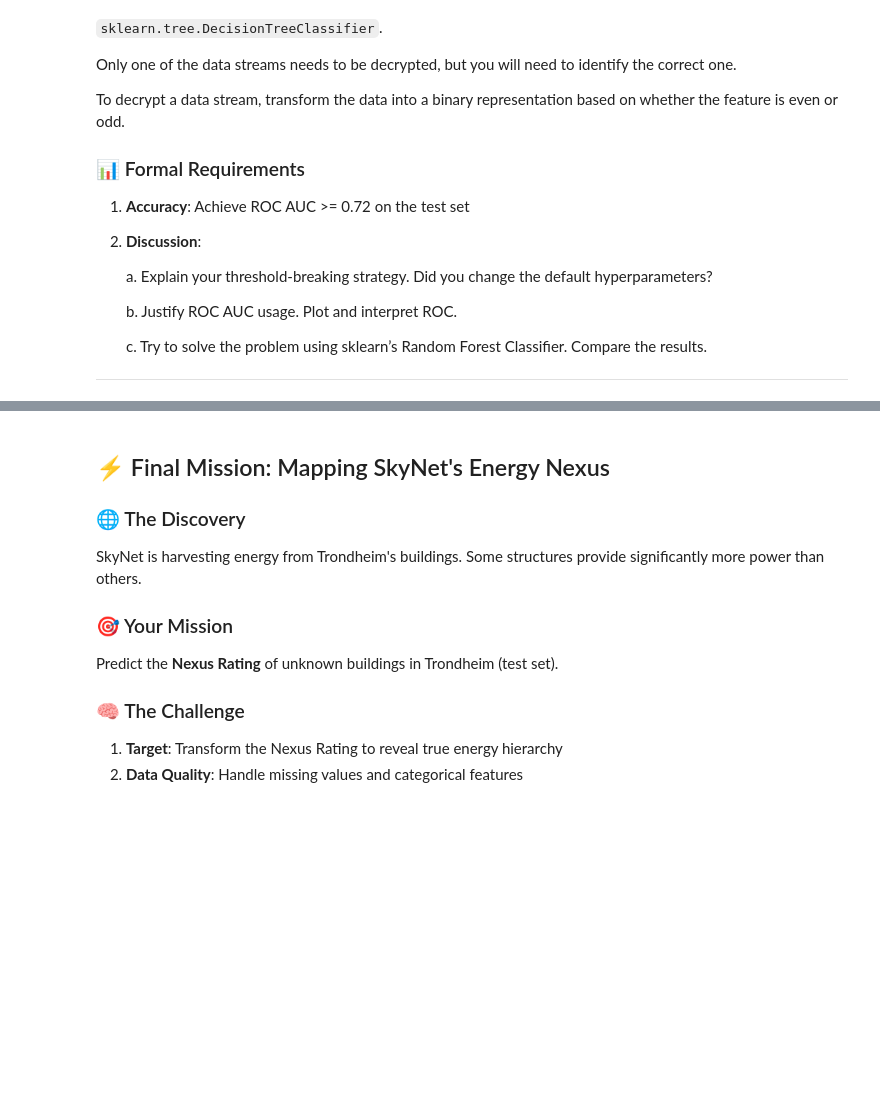
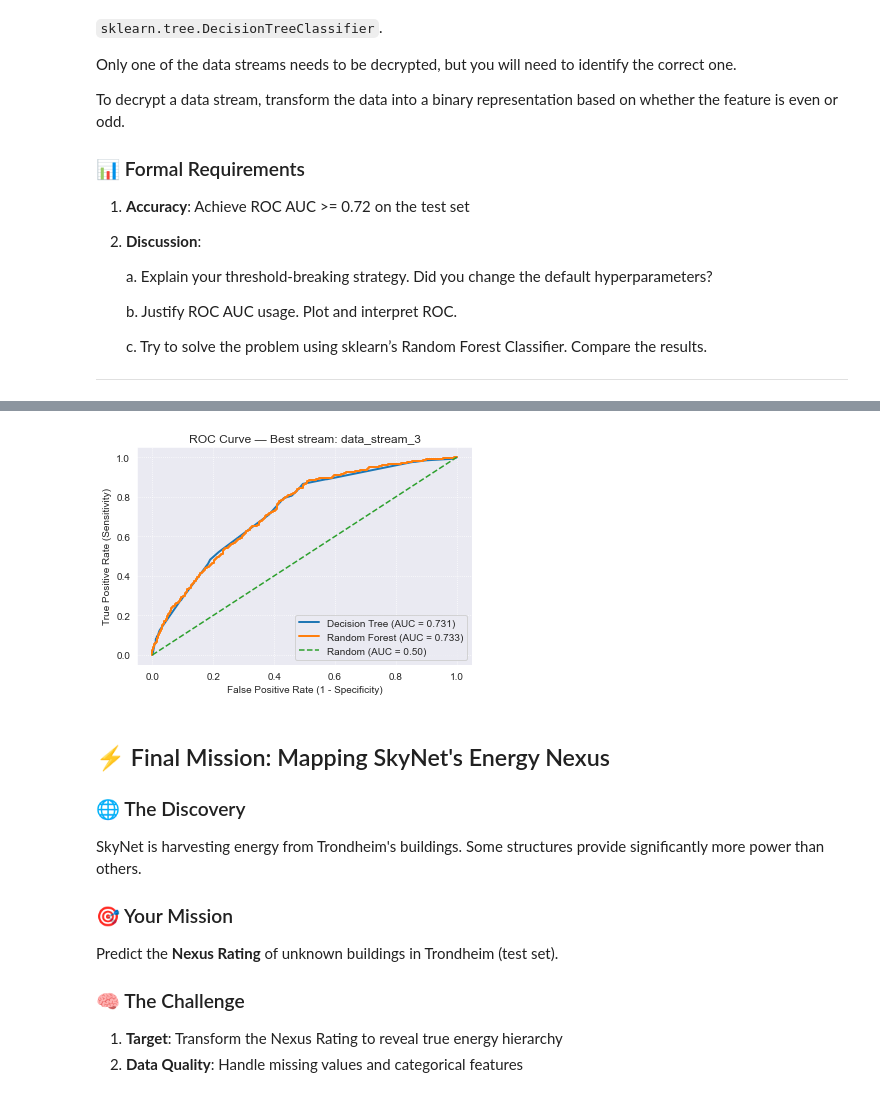
Before and after one commit to jenscaa/TDT4192-Assignments, a Jupyter notebook: Assignment1/Chapter_1.ipynb, the cells around one changed output, grey strips where cells are left out. Drawn from its saved outputs; the diff is of its cells as text; code cells hidden in the pictures; blank space fills up the shorter version.

```diff
--- a/Assignment1/Chapter_1.ipynb
+++ b/Assignment1/Chapter_1.ipynb
@@ -308,3 +348,9 @@ To decrypt a data stream, transform the data into a binary representation based
 # %%
 train = pd.read_csv('mission3_train.csv')
 test = pd.read_csv('mission3_test.csv')
+
+X_train = train.drop(columns=['target']).to_numpy()
+y_train = train['target'].to_numpy()
+
+X_test = test.drop(columns=['target']).to_numpy()
+y_test = test['target'].to_numpy()
@@ -310,0 +361,76 @@ test = pd.read_csv('mission3_test.csv')
+# %%
+def binary_transform(x):
+    """
+    Transform float values into 0/1 depending on even/odd integer part.
+    """
+    out = []
+    for val in x:
+
+        val = round(val * 10**3)
+        out.append(val % 2)
+
+        # s = str(val).strip()
+        # last_char = s[-1]
+        # digit = int(last_char)
+        # out.append(digit % 2)
+
+    return np.array(out)
+
+
+# Find best stream by initial ROC AUC
+features = [column for column in train.columns if column.startswith("data_stream_")]
+best_tuple = None
+
+for i, col in enumerate(features):
+    xi_train = binary_transform(X_train[:, i]).reshape(-1, 1)
+    dt = DecisionTreeClassifier(max_depth=1, random_state=42)
+    auc_scores = cross_val_score(dt, xi_train, y_train, scoring='roc_auc')
+    avg_auc = auc_scores.mean()
+    string = f"Decrypted stream: {features[i]} (ROC AUC = {avg_auc:.3f})"
+    print(string, "\n"+"-"*len(string))
+    if (best_tuple is None) or (avg_auc > best_tuple[0]):
+        best_tuple = (avg_auc, i)
+
+best_roc_auc, best_i = best_tuple
+best_stream = features[best_i]
+print(f"\nBest decrypted stream: {best_stream} (CV ROC AUC = {best_roc_auc:.3f})")
+
+# Decrypting one stream based on best solution
+X_train[:, best_i] = binary_transform(X_train[:, best_i])
+X_test[:,  best_i] = binary_transform(X_test[:,  best_i])
+
+# Train classifier
+dt = DecisionTreeClassifier(min_impurity_decrease=0.0001, max_depth=6, random_state=42)
+dt.fit(X_train, y_train)
+y_prob = dt.predict_proba(X_test)[:, 1]
+auc = metrics.roc_auc_score(y_test, y_prob)
+print(f"Test ROC AUC with Decision Tree: {auc:.3f}")
+
+
+# Random Forest comparison
+rf = RandomForestClassifier(
+    n_estimators=300,
+    max_depth=10,
+    random_state=42,
+    n_jobs=-1
+)
+rf.fit(X_train, y_train)
+p_test_rf = rf.predict_proba(X_test)[:, 1]
+auc_rf = metrics.roc_auc_score(y_test, p_test_rf)
+print(f"Test ROC AUC with Random Forest: {auc_rf:.3f}")
+
+# Plot ROC curves
+fpr_tree, tpr_tree, _ = metrics.roc_curve(y_test, y_prob)
+fpr_rf,   tpr_rf,   _ = metrics.roc_curve(y_test, p_test_rf)
+
+plt.figure()
+plt.plot(fpr_tree, tpr_tree, lw=2, label=f"Decision Tree (AUC = {auc:.3f})")
+plt.plot(fpr_rf,   tpr_rf,   lw=2, label=f"Random Forest (AUC = {auc_rf:.3f})")
+plt.plot([0, 1], [0, 1], linestyle="--", label="Random (AUC = 0.50)")
+plt.xlabel("False Positive Rate (1 - Specificity)")
+plt.ylabel("True Positive Rate (Sensitivity)")
+plt.title(f"ROC Curve — Best stream: {best_stream}")
+plt.legend(loc="lower right")
+plt.grid(True, linestyle=":")
+plt.show()
+# %% [output]
@@ -311,3 +454,4 @@ test = pd.read_csv('mission3_test.csv')
+[figure, added]
 # %% [markdown]
 ## ⚡ Final Mission: Mapping SkyNet's Energy Nexus
 
```
Also changed, not shown: parts of 18 cells of this notebook, 2 other files.
